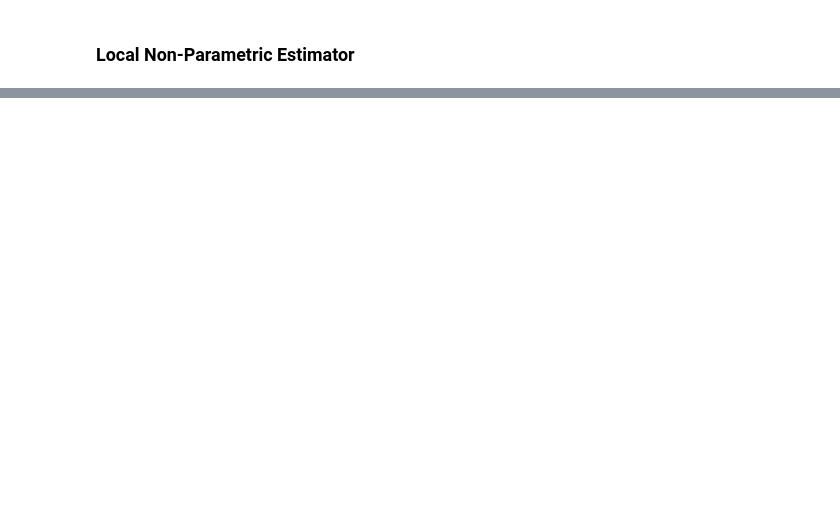
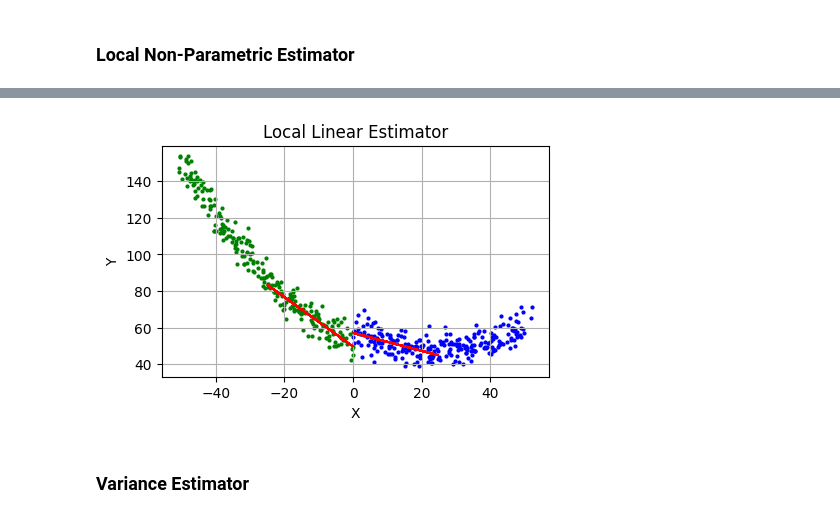
Before and after one commit to TiagoCAAmorim/causal_inference, a Jupyter notebook: Seminario/RegressionDiscontinuity.ipynb, the cells around one changed output, grey strips where cells are left out. Cells and saved outputs as stored; diff of their text form; code cells hidden in the pictures; blank space fills up the shorter version.

```diff
--- a/Seminario/RegressionDiscontinuity.ipynb
+++ b/Seminario/RegressionDiscontinuity.ipynb
@@ -93,0 +110,20 @@ y_mean_hat_1 = [np.mean([y for (x,y) in zip(x_1,y_1) if (x-c)<h]) for h in h_tes
+# %%
+y_hat_0 = [y_0_fit.predict(sm.add_constant(x_0)) for (y_0_fit, x_0) in zip(y_hat_0_fit, x_0_local)]
+y_hat_1 = [y_1_fit.predict(sm.add_constant(x_1)) for (y_1_fit, x_1) in zip(y_hat_1_fit, x_1_local)]
+# %%
+i_ = -1
+plt.figure(figsize=(5,3))
+plt.scatter(x_0, y_0, s=4, c='green', label='Data')
+plt.plot(x_0_local[i_], y_hat_0[i_], c='red', label='Regression')
+
+plt.scatter(x_1, y_1, s=4, c='blue', label='Data')
+plt.plot(x_1_local[i_], y_hat_1[i_], c='red', label='Regression')
+plt.grid(True)
+plt.xlabel("X")
+plt.ylabel("Y")
+plt.title("Local Linear Estimator")
+plt.show()
+# %% [output]
+[figure, added]
+# %% [markdown]
+### Variance Estimator
```
Also changed, not shown: parts of 12 cells of this notebook.
